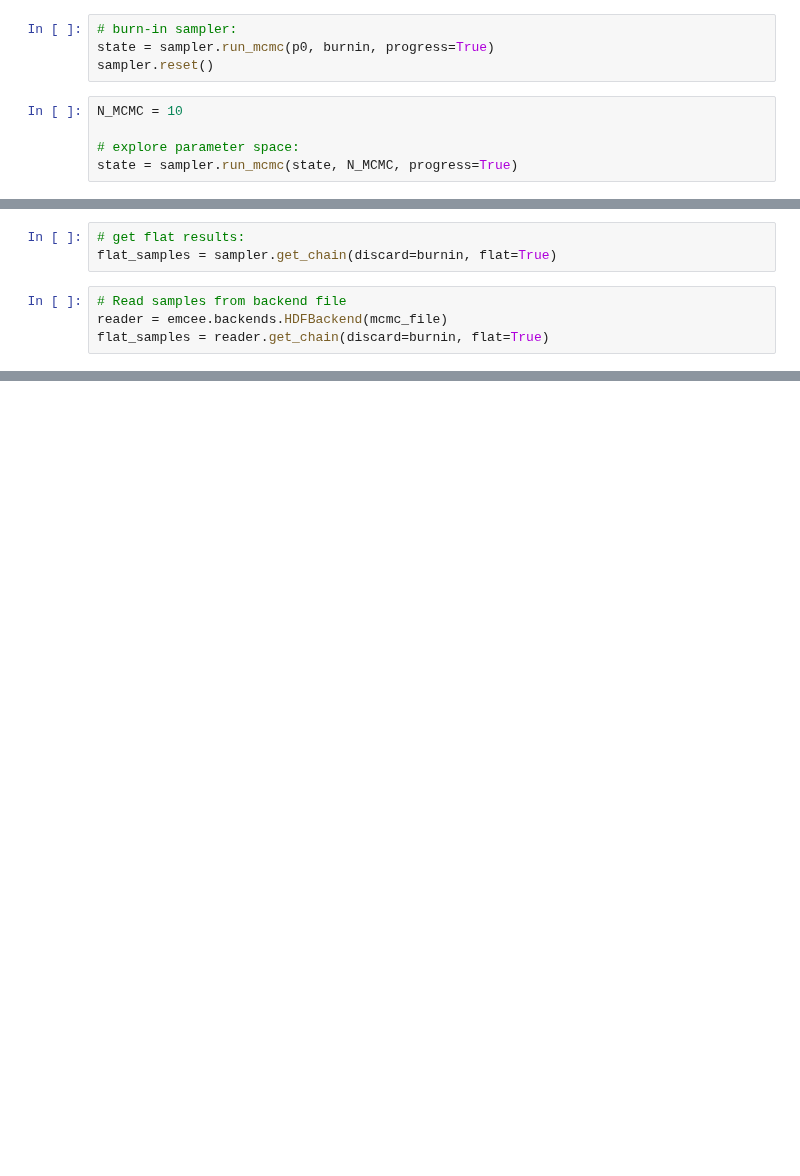
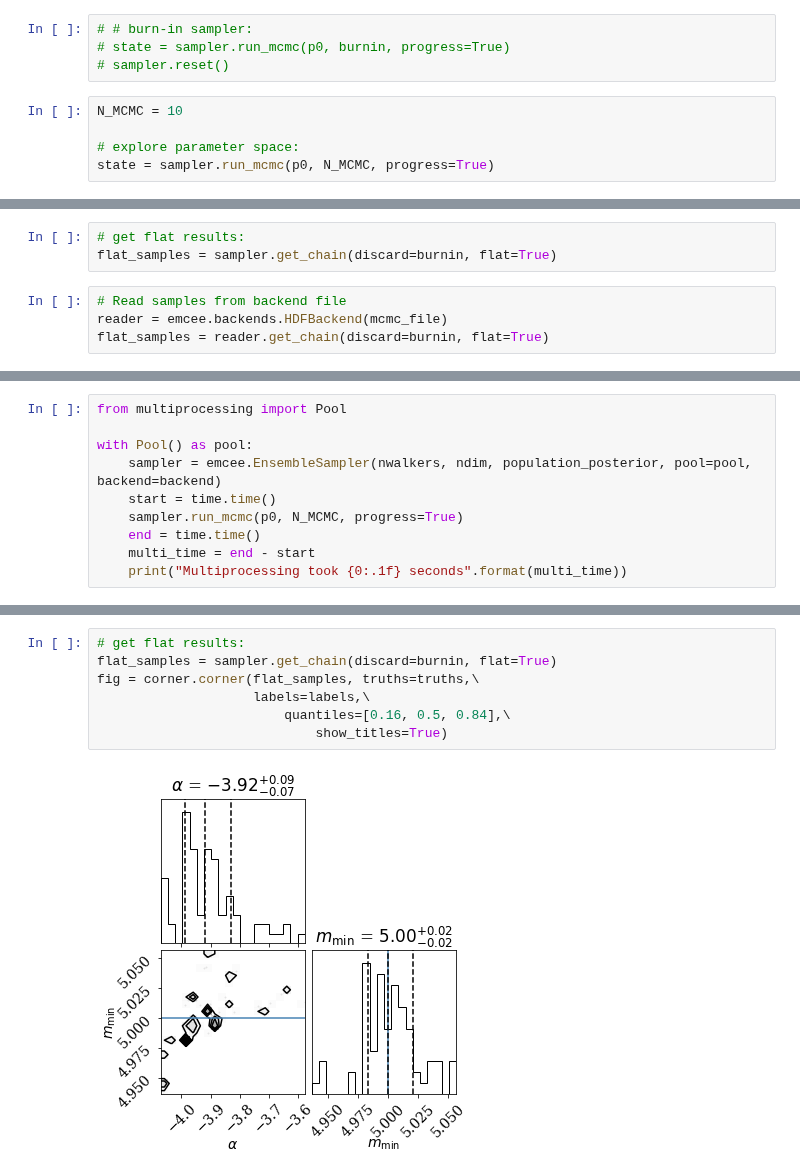
Before and after one commit to veome22/hybrid_waveforms, a Jupyter notebook: mcmc_save_test.ipynb, the cells around one changed output, grey strips where cells are left out. Saved outputs shown, nothing was run; the diff lists cells and outputs as text; blank space fills up the shorter version.

```diff
--- a/mcmc_save_test.ipynb
+++ b/mcmc_save_test.ipynb
@@ -294,11 +431,11 @@ p0 = np.random.uniform(low=priors_mcmc_low, high=priors_mcmc_high, size=(nwalker
 
 burnin=5
 # %%
-# burn-in sampler:
-state = sampler.run_mcmc(p0, burnin, progress=True)
-sampler.reset()
+# # burn-in sampler:
+# state = sampler.run_mcmc(p0, burnin, progress=True)
+# sampler.reset()
 # %%
 N_MCMC = 10
 
 # explore parameter space:
-state = sampler.run_mcmc(state, N_MCMC, progress=True)
+state = sampler.run_mcmc(p0, N_MCMC, progress=True)
@@ -368,0 +476,10 @@ print(mmax_mcmc)
+# %%
+from multiprocessing import Pool
+
+with Pool() as pool:
+    sampler = emcee.EnsembleSampler(nwalkers, ndim, population_posterior, pool=pool, backend=backend)
+    start = time.time()
+    sampler.run_mcmc(p0, N_MCMC, progress=True)
+    end = time.time()
+    multi_time = end - start
+    print("Multiprocessing took {0:.1f} seconds".format(multi_time))
@@ -368,0 +488,9 @@ print(mmax_mcmc)
+# %%
+# get flat results:
+flat_samples = sampler.get_chain(discard=burnin, flat=True)
+fig = corner.corner(flat_samples, truths=truths,\
+                    labels=labels,\
+                        quantiles=[0.16, 0.5, 0.84],\
+                            show_titles=True)
+# %% [output]
+[figure, added]
```
Also changed, not shown: parts of 24 cells of this notebook.
